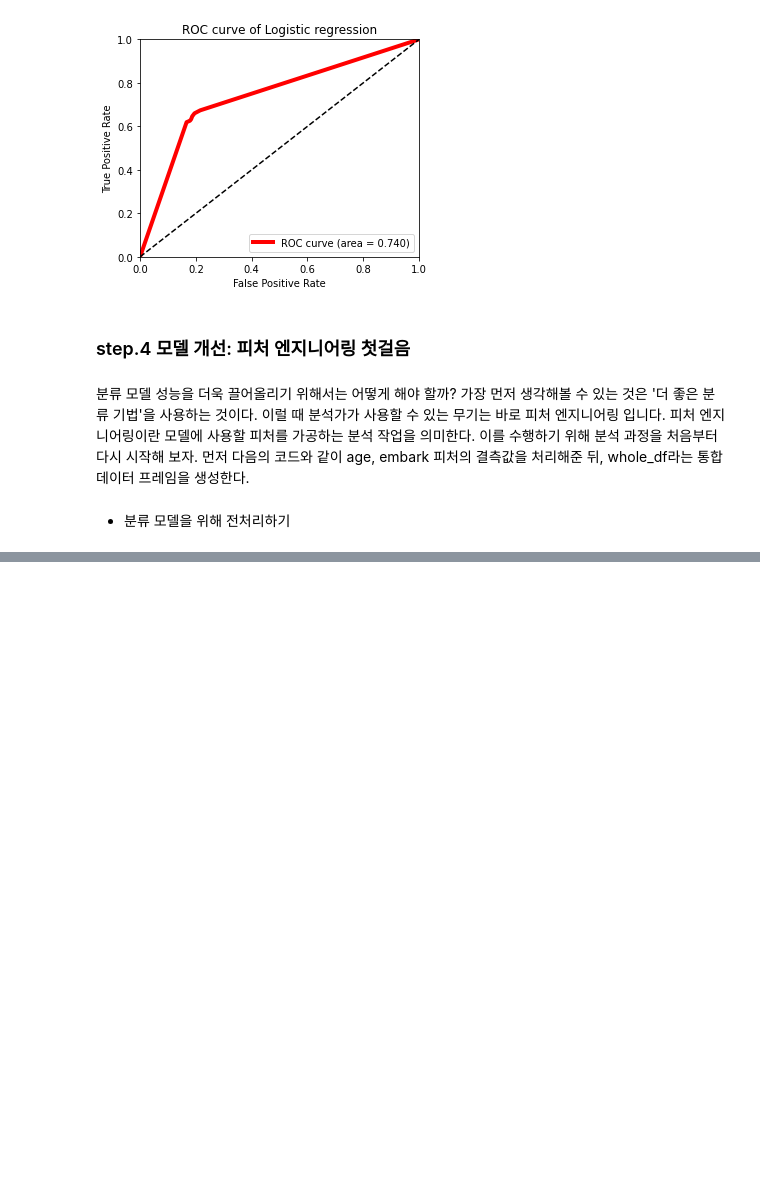
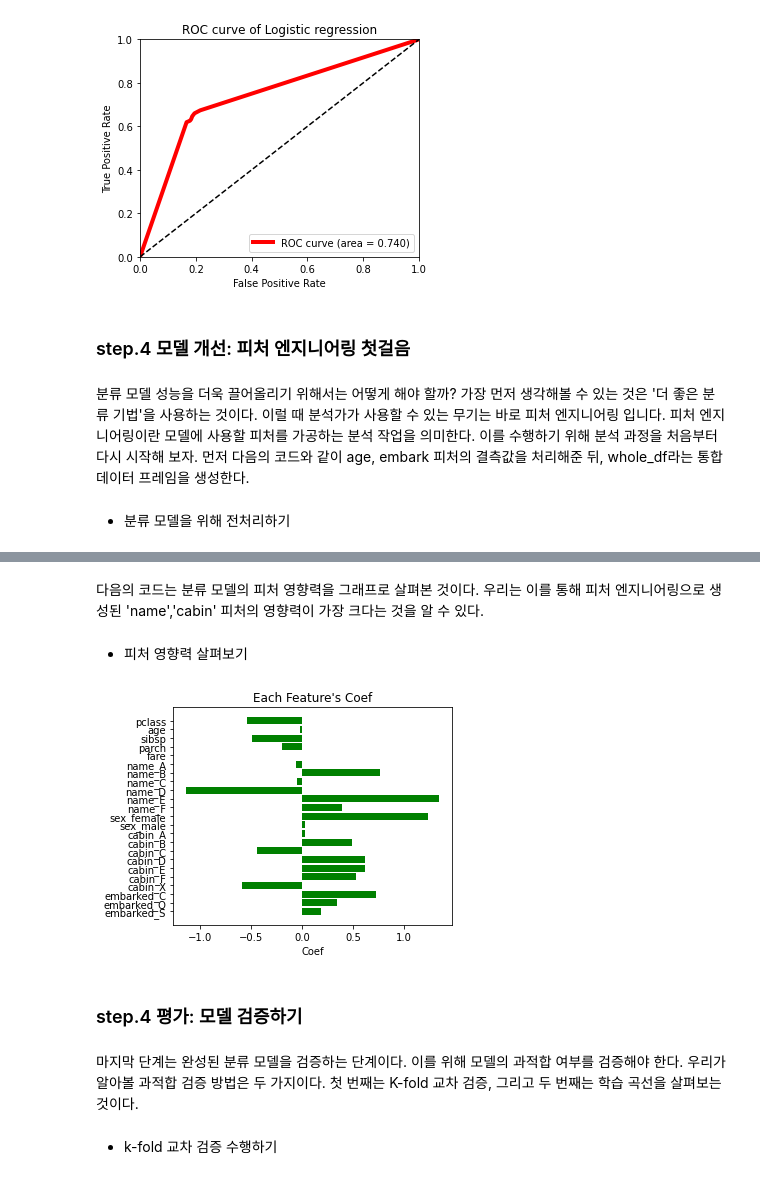
Before and after one commit to jaeyoon89/python_data_analysis, a Jupyter notebook: ch4-1_titanic_classification.ipynb, the cells around one changed output, grey strips where cells are left out. Saved outputs shown, nothing was run; the diff lists cells and outputs as text; code cells hidden in the pictures; blank space fills up the shorter version.

```diff
--- a/ch4-1_titanic_classification.ipynb
+++ b/ch4-1_titanic_classification.ipynb
@@ -421,0 +468,27 @@ df_train.head()
+# %% [markdown]
+다음의 코드는 분류 모델의 피처 영향력을 그래프로 살펴본 것이다. 우리는 이를 통해 피처 엔지니어링으로 생성된 'name','cabin' 피처의 영향력이 가장 크다는 것을 알 수 있다.
+# %% [markdown]
+- 피처 영향력 살펴보기
+# %%
+cols = df_train.columns.tolist()
+cols.remove('survived')
+y_pos = np.arange(len(cols))
+
+plt.rcParams['figure.figsize'] = [5, 4]
+fig, ax = plt.subplots()
+ax.barh(y_pos, lr.coef_[0], align='center', color='green', ecolor='black')
+ax.set_yticks(y_pos)
+ax.set_yticklabels(cols)
+ax.invert_yaxis()
+ax.set_xlabel('Coef')
+ax.set_title("Each Feature's Coef")
+
+plt.show()
+# %% [output]
+[figure, added]
+# %% [markdown]
+### step.4 평가: 모델 검증하기
+# %% [markdown]
+마지막 단계는 완성된 분류 모델을 검증하는 단계이다. 이를 위해 모델의 과적합 여부를 검증해야 한다. 우리가 알아볼 과적합 검증 방법은 두 가지이다. 첫 번째는 K-fold 교차 검증, 그리고 두 번째는 학습 곡선을 살펴보는 것이다.
+# %% [markdown]
+- k-fold 교차 검증 수행하기
```
Also changed, not shown: parts of 43 cells of this notebook.
